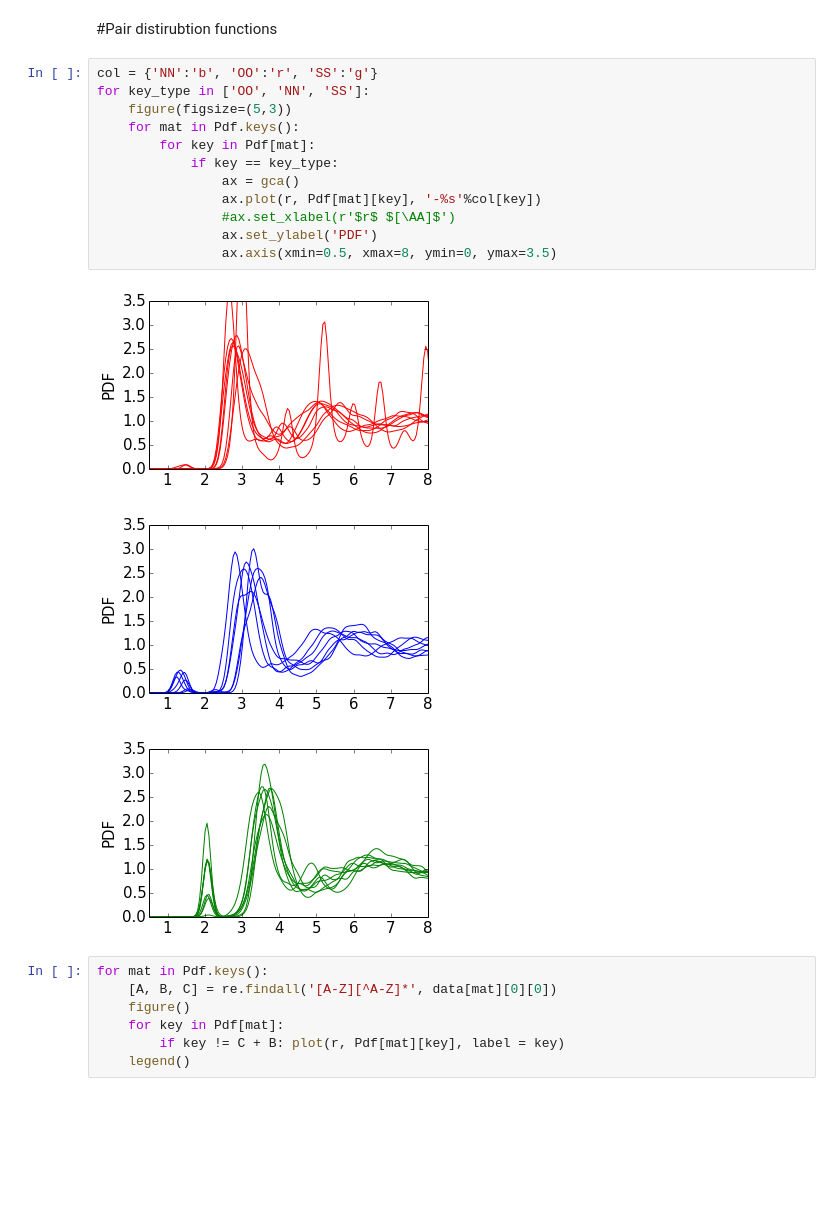
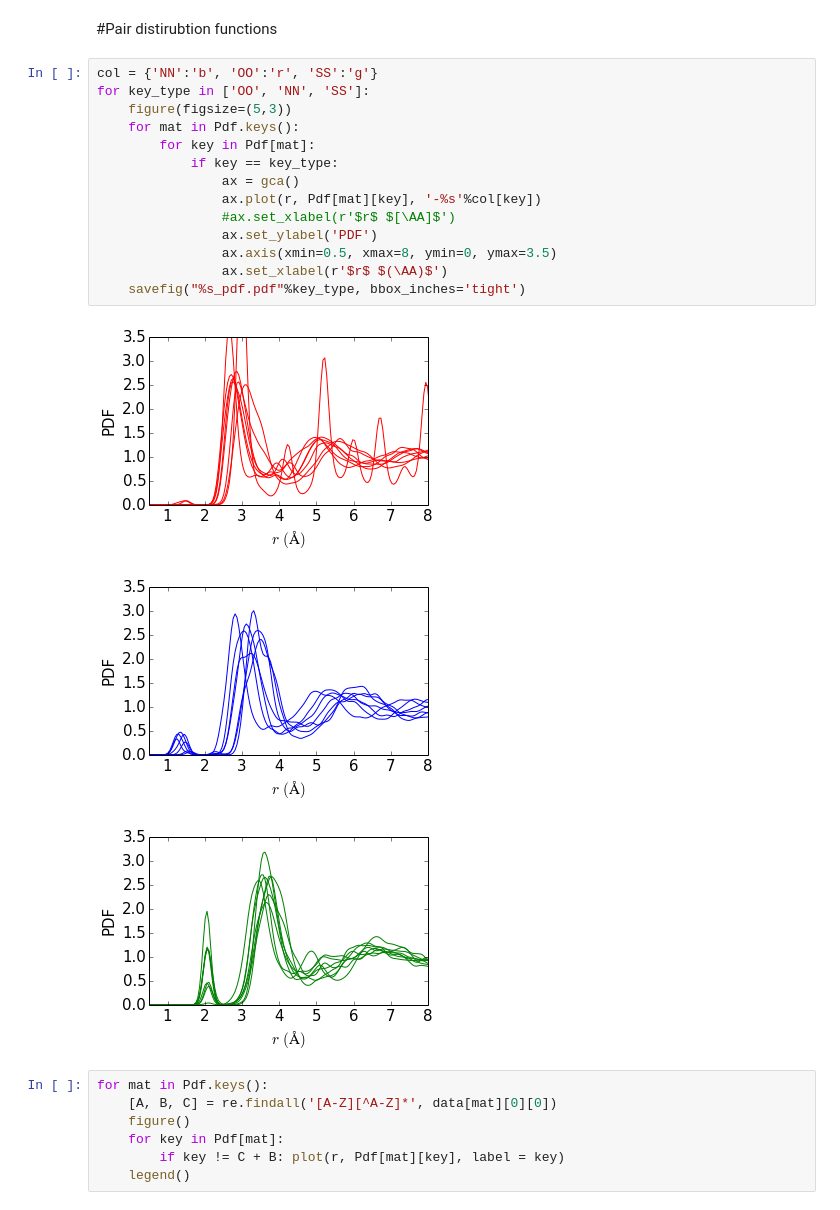
Before and after one commit to pzawadzk/IPython-NB-amorphous, a Jupyter notebook: R2_SON_structures.ipynb, the cells around one changed output. Cells and saved outputs as stored; diff of their text form; blank space fills up the shorter version.

```diff
--- a/R2_SON_structures.ipynb
+++ b/R2_SON_structures.ipynb
@@ -133,19 +133,21 @@ else:
 # %%
 col = {'NN':'b', 'OO':'r', 'SS':'g'}
 for key_type in ['OO', 'NN', 'SS']:
     figure(figsize=(5,3))
     for mat in Pdf.keys():
         for key in Pdf[mat]:
             if key == key_type:
                 ax = gca()
                 ax.plot(r, Pdf[mat][key], '-%s'%col[key])
                 #ax.set_xlabel(r'$r$ $[\AA]$')
                 ax.set_ylabel('PDF')
                 ax.axis(xmin=0.5, xmax=8, ymin=0, ymax=3.5)
+                ax.set_xlabel(r'$r$ $(\AA)$')
+    savefig("%s_pdf.pdf"%key_type, bbox_inches='tight')
 # %% [output]
-[figure, old version]
+[figure, new version]
-[figure, old version]
+[figure, new version]
-[figure, old version]
+[figure, new version]
 # %%
 for mat in Pdf.keys():
     [A, B, C] = re.findall('[A-Z][^A-Z]*', data[mat][0][0])
```
Also changed, not shown: parts of 2 cells of this notebook, 3 other files.
